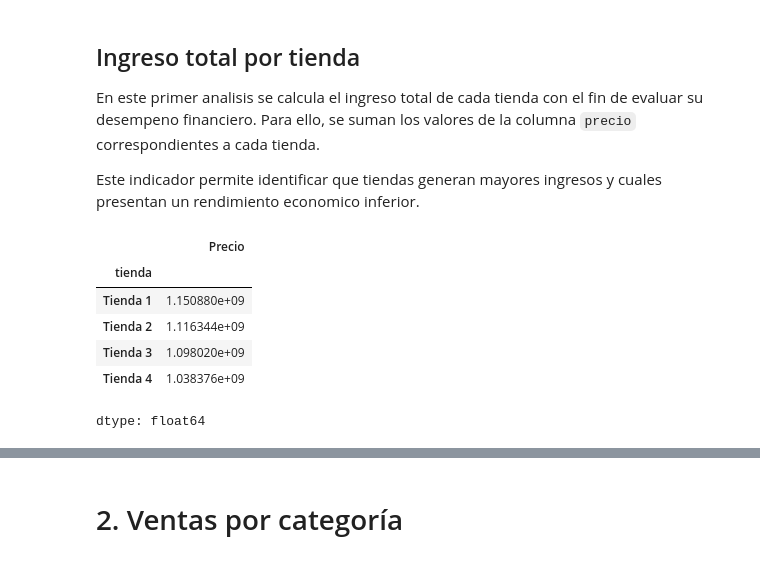
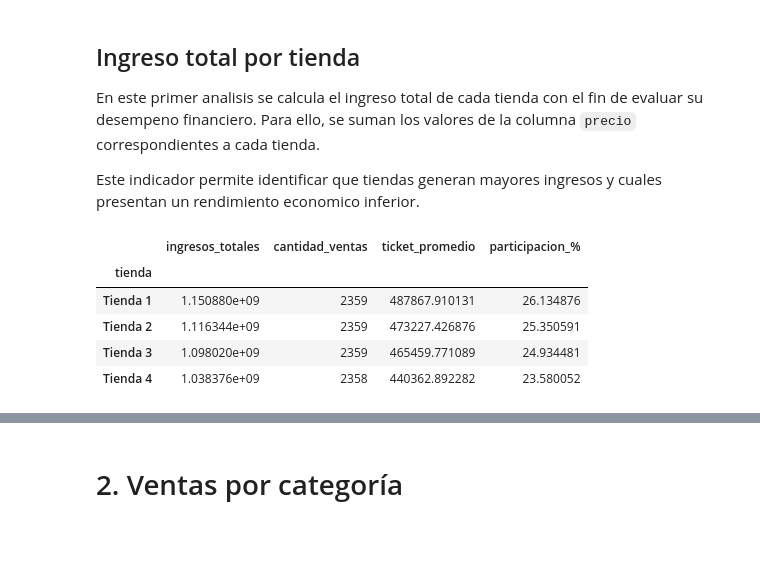
Before and after one commit to dmorganc14/analisis-alura-store, a Jupyter notebook: AluraStoreLatam.ipynb, the cells around one changed output, grey strips where cells are left out. Saved outputs shown, nothing was run; the diff lists cells and outputs as text; code cells hidden in the pictures.

```diff
--- a/AluraStoreLatam.ipynb
+++ b/AluraStoreLatam.ipynb
@@ -124,14 +124,30 @@ columna `precio` correspondientes a cada tienda.
 
 Este indicador permite identificar que tiendas generan mayores ingresos y
 cuales presentan un rendimiento economico inferior.
-# %%
-ingreso_total_por_tienda = (datos_tiendas.groupby("tienda")["Precio"].sum().sort_values(ascending=False))
-ingreso_total_por_tienda
-# %% [output]
-|  | Precio |
-| tienda |  |
-| Tienda 1 | 1.150880e+09 |
-| Tienda 2 | 1.116344e+09 |
-| Tienda 3 | 1.098020e+09 |
-| Tienda 4 | 1.038376e+09 |
-dtype: float64
+# %%
+# Agrupamos métricas de facturación por tienda
+facturacion = (
+    datos_tiendas
+    .groupby("tienda")
+    .agg(
+        ingresos_totales = ("Precio", "sum"),
+        cantidad_ventas = ("Precio", "count"),
+        ticket_promedio = ("Precio", "mean")
+    )
+    .sort_values(by="ingresos_totales", ascending=False)
+)
+
+# Calculamos participación porcentual
+facturacion["participacion_%"] = (
+    facturacion["ingresos_totales"] /
+    facturacion["ingresos_totales"].sum() * 100
+)
+
+facturacion
+# %% [output]
+|  | ingresos_totales | cantidad_ventas | ticket_promedio | participacion_% |
+| tienda |  |  |  |  |
+| Tienda 1 | 1.150880e+09 | 2359 | 487867.910131 | 26.134876 |
+| Tienda 2 | 1.116344e+09 | 2359 | 473227.426876 | 25.350591 |
+| Tienda 3 | 1.098020e+09 | 2359 | 465459.771089 | 24.934481 |
+| Tienda 4 | 1.038376e+09 | 2358 | 440362.892282 | 23.580052 |
```
Also changed, not shown: parts of 11 cells of this notebook.
